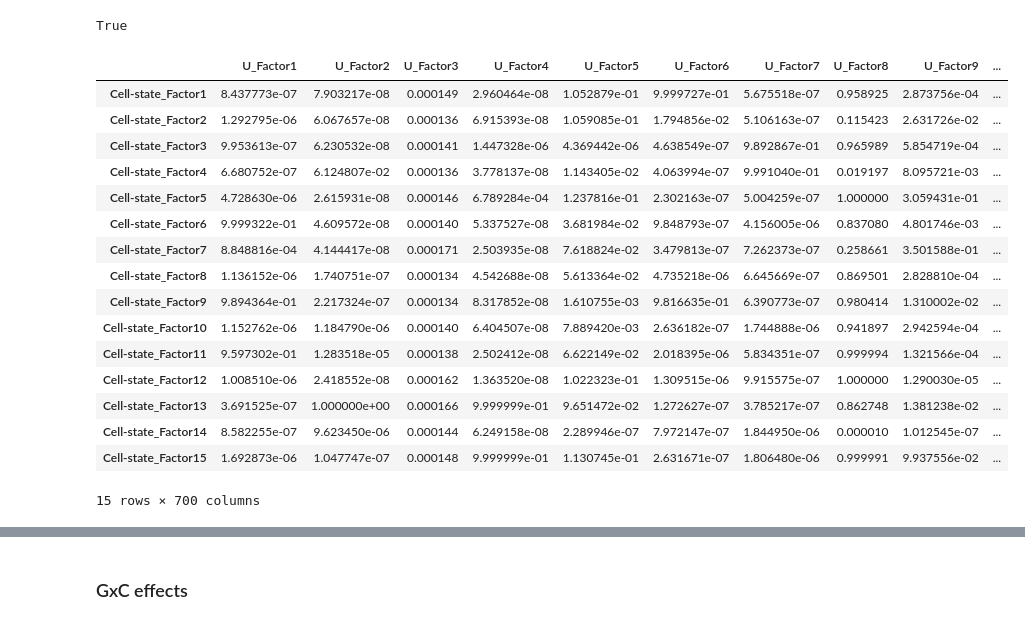
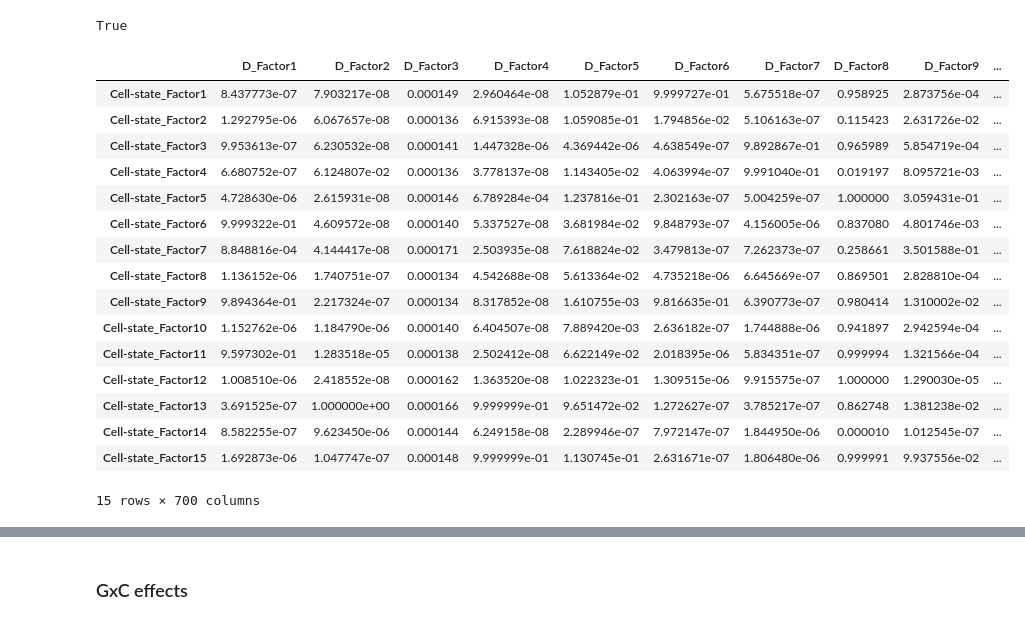
Before and after one commit to danaivagiaki/LIVI_analyses, a Jupyter notebook: OneK1K/Paper_Main_Figures/LIVI_paper_Fig2_SNP-testing-benchmark.ipynb, the cells around one changed output, grey strips where cells are left out. Drawn from its saved outputs; the diff is of its cells as text; code cells hidden in the pictures.

```diff
--- a/OneK1K/Paper_Main_Figures/LIVI_paper_Fig2_SNP-testing-benchmark.ipynb
+++ b/OneK1K/Paper_Main_Figures/LIVI_paper_Fig2_SNP-testing-benchmark.ipynb
@@ -188,11 +188,12 @@ cell_state = pd.read_csv(os.path.join(model_results_dir, f"{model}_cell-state_la
 # %%
 assignment_matrix = pd.read_csv(
     os.path.join(model_results_dir, f"{model}_factor_assignment_matrix.tsv"),
     sep="\t", index_col=0
 )
+assignment_matrix.columns = assignment_matrix.columns.str.replace("U_", "D_")
 assignment_matrix
 # %% [output]
-|  | U_Factor1 | U_Factor2 | U_Factor3 | U_Factor4 | U_Factor5 | U_Factor6 | U_Factor7 | U_Factor8 | U_Factor9 | ... |
+|  | D_Factor1 | D_Factor2 | D_Factor3 | D_Factor4 | D_Factor5 | D_Factor6 | D_Factor7 | D_Factor8 | D_Factor9 | ... |
 | Cell-state_Factor1 | 8.437773e-07 | 7.903217e-08 | 0.000149 | 2.960464e-08 | 1.052879e-01 | 9.999727e-01 | 5.675518e-07 | 0.958925 | 2.873756e-04 | ... |
 | Cell-state_Factor2 | 1.292795e-06 | 6.067657e-08 | 0.000136 | 6.915393e-08 | 1.059085e-01 | 1.794856e-02 | 5.106163e-07 | 0.115423 | 2.631726e-02 | ... |
 | Cell-state_Factor3 | 9.953613e-07 | 6.230532e-08 | 0.000141 | 1.447328e-06 | 4.369442e-06 | 4.638549e-07 | 9.892867e-01 | 0.965989 | 5.854719e-04 | ... |
```
Also changed, not shown: parts of 41 cells of this notebook.
